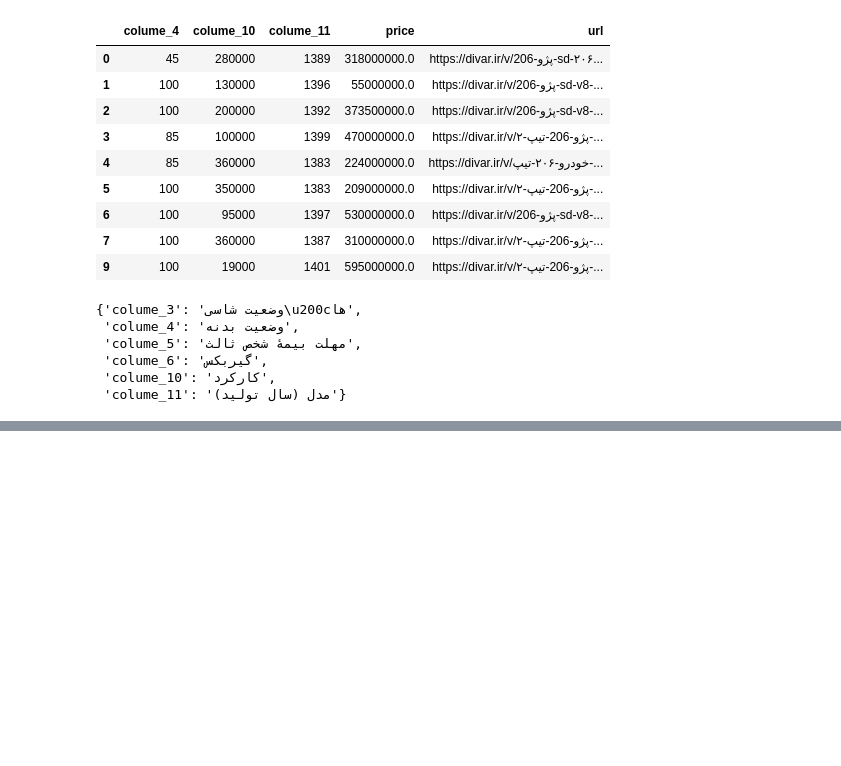
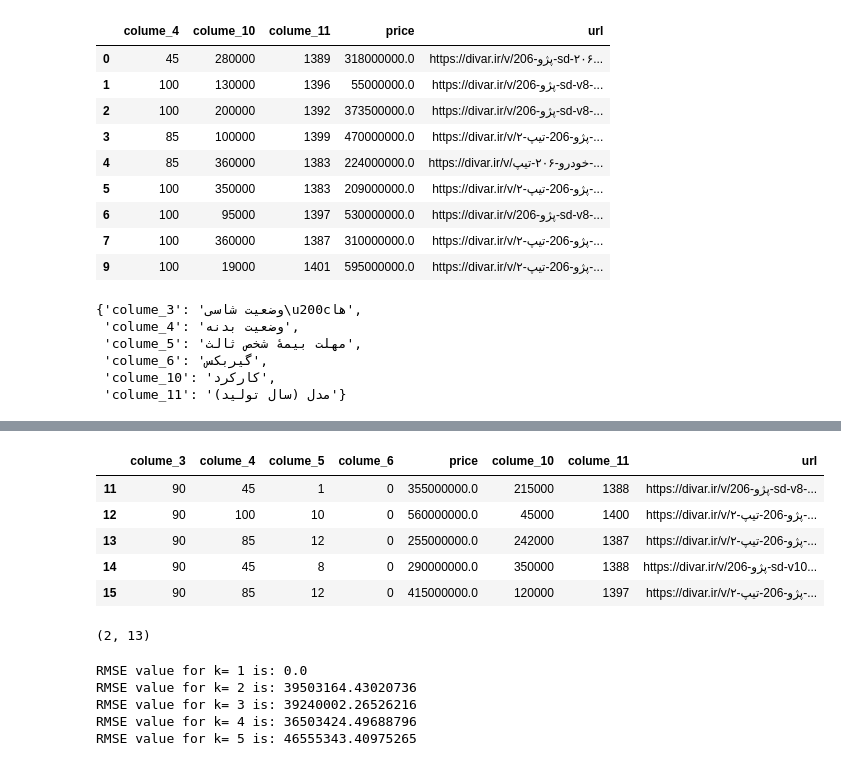
Before and after one commit to AmirRezaFarokhy/ML_Divar_BuyCar, a Jupyter notebook: JupyterCodes.ipynb, the cells around one changed output, grey strips where cells are left out. Cells and saved outputs as stored; diff of their text form; code cells hidden in the pictures; blank space fills up the shorter version.

```diff
--- a/JupyterCodes.ipynb
+++ b/JupyterCodes.ipynb
@@ -219,0 +260,45 @@ df_2.to_csv("Cars.csv")
+# %%
+df.tail()
+# %% [output]
+|  | colume_3 | colume_4 | colume_5 | colume_6 | price | colume_10 | colume_11 | url |
+| 11 | 90 | 45 | 1 | 0 | 355000000.0 | 215000 | 1388 | https://divar.ir/v/پژو-206-sd-v8-... |
+| 12 | 90 | 100 | 10 | 0 | 560000000.0 | 45000 | 1400 | https://divar.ir/v/پژو-206-تیپ-۲-... |
+| 13 | 90 | 85 | 12 | 0 | 255000000.0 | 242000 | 1387 | https://divar.ir/v/پژو-206-تیپ-۲-... |
+| 14 | 90 | 45 | 8 | 0 | 290000000.0 | 350000 | 1388 | https://divar.ir/v/پژو-206-sd-v10... |
+| 15 | 90 | 85 | 12 | 0 | 415000000.0 | 120000 | 1397 | https://divar.ir/v/پژو-206-تیپ-۲-... |
+# %%
+import numpy as np
+
+from sklearn.linear_model import LinearRegression
+from sklearn.svm import SVR
+from sklearn.tree import DecisionTreeRegressor
+from sklearn.neighbors import KNeighborsRegressor
+from sklearn.metrics import mean_squared_error
+from sklearn import model_selection
+
+urls = df['url']
+X = df[['colume_3', 'colume_4', 'colume_5', 'colume_6', 'colume_10', 'colume_11']].values
+y = df['price'].values
+x_train = X[:-2]
+y_train = y[:-2]
+x_test = X[-2:]
+y_test = y[-2:]
+len(x_test), len(x_train)
+# %% [output]
+(2, 13)
+# %%
+# To find how many Neighbor we must put in variable
+rmse_lst = []
+for k in range(1, 6):
+    knn = KNeighborsRegressor(n_neighbors=k)
+    knn.fit(X, y)
+    y_pred = knn.predict(x_test)
+    error = np.sqrt(mean_squared_error(y_test, y_pred))
+    rmse_lst.append(error)
+    print(f'RMSE value for k= {k} is: {error}')
+# %% [output]
+RMSE value for k= 1 is: 0.0
+RMSE value for k= 2 is: 39503164.43020736
+RMSE value for k= 3 is: 39240002.26526216
+RMSE value for k= 4 is: 36503424.49688796
+RMSE value for k= 5 is: 46555343.40975265
```
Also changed, not shown: parts of 7 cells of this notebook.
